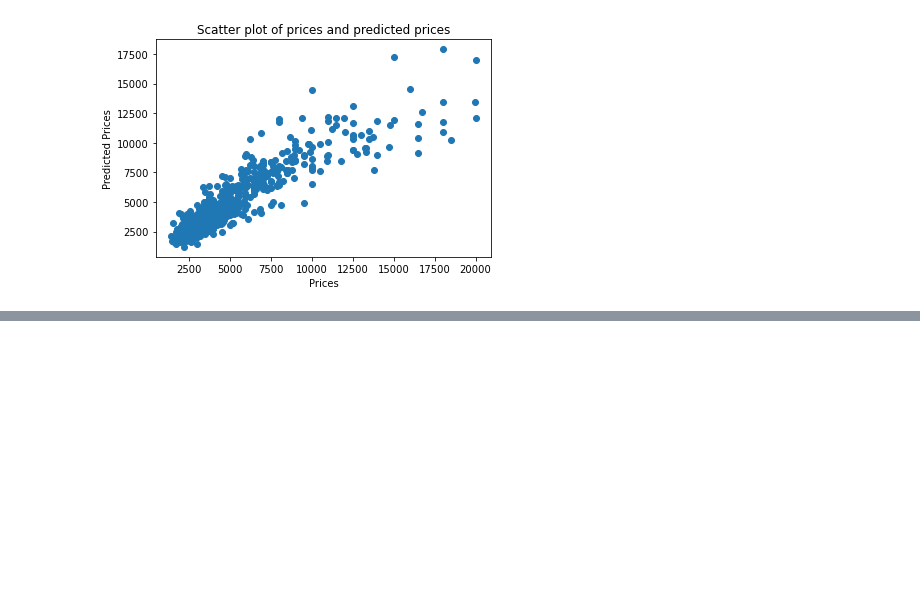
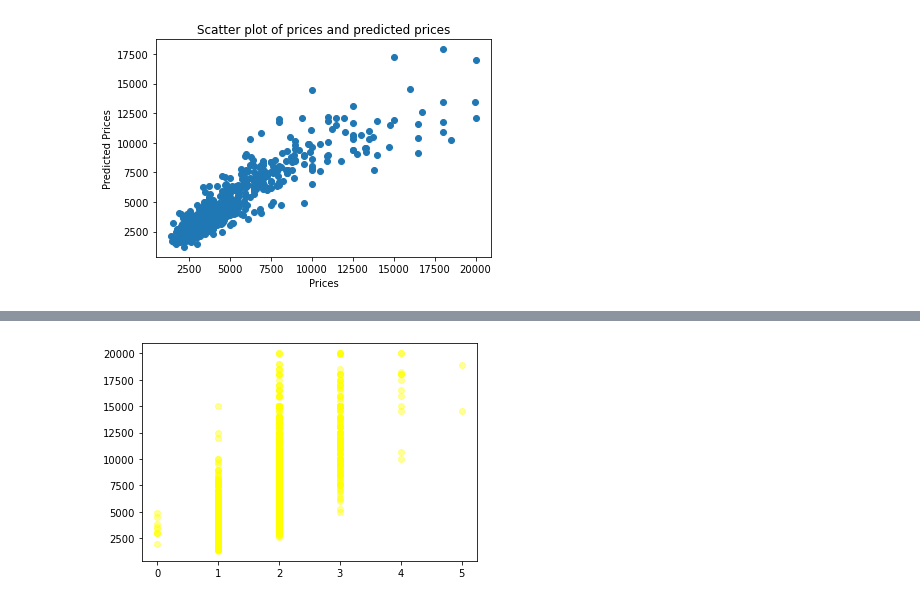
Before and after one commit to joeelorm/Data_Science, a Jupyter notebook: Machine Learning/Multiple Linear Regression.ipynb, the cells around one changed output, grey strips where cells are left out. Cells and saved outputs as stored; diff of their text form; code cells hidden in the pictures; blank space fills up the shorter version.

```diff
--- a/Machine Learning/Multiple Linear Regression.ipynb
+++ b/Machine Learning/Multiple Linear Regression.ipynb
@@ -111,0 +136,5 @@ plt.show()
+# %%
+plt.scatter(df[['bathrooms']], df[['rent']], alpha = 0.4, color = 'yellow')
+plt.show()
+# %% [output]
+[figure, added]
```
Also changed, not shown: parts of 7 cells of this notebook.
